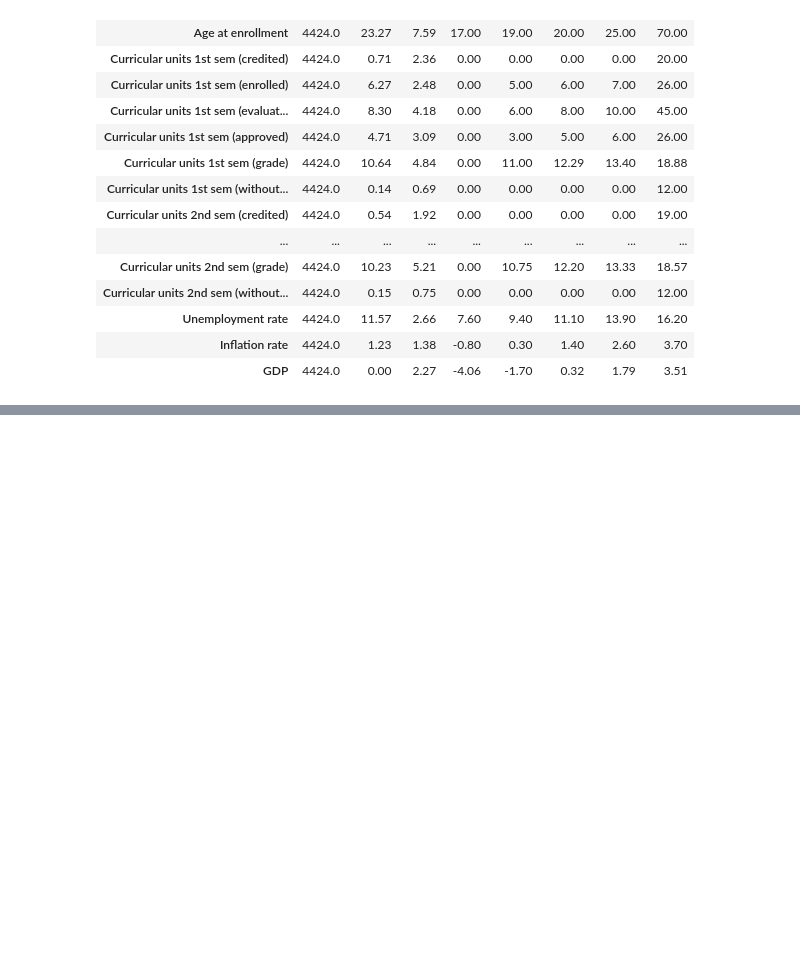
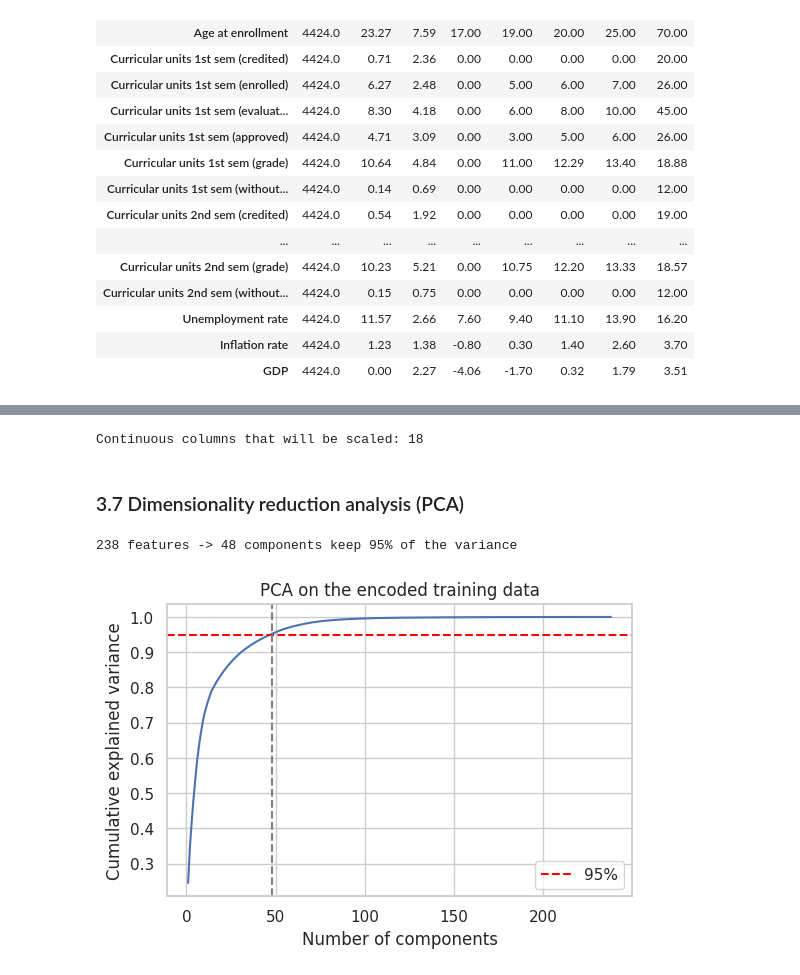
Before and after one commit to LoshithaAI/ML-Assignment, a Jupyter notebook: notebooks/logistic_regression.ipynb, the cells around one changed output, grey strips where cells are left out. Saved outputs shown, nothing was run; the diff lists cells and outputs as text; code cells hidden in the pictures; blank space fills up the shorter version.

```diff
--- a/notebooks/logistic_regression.ipynb
+++ b/notebooks/logistic_regression.ipynb
@@ -177,0 +297,5 @@ Continuous columns       : 18
+# %%
+X = pd.get_dummies(df.drop(columns="Target"), columns=cat_cols, drop_first=True)
+y = df["Target"]
+print("Features before encoding:", df.shape[1] - 1)
+print("Features after encoding :", X.shape[1])
@@ -177,0 +307,9 @@ Continuous columns       : 18
+# %%
+# 80/20 split, STRATIFIED so each part keeps the same class proportions.
+# Use exactly the same settings as your teammate so the models are compared fairly.
+X_train, X_test, y_train, y_test = train_test_split(
+    X, y, test_size=0.2, stratify=y, random_state=RANDOM_STATE)
+
+print("Train:", X_train.shape, "| Test:", X_test.shape)
+print("Train class %:", (y_train.value_counts(normalize=True) * 100).round(1).to_dict())
+print("Test  class %:", (y_test.value_counts(normalize=True) * 100).round(1).to_dict())
@@ -177,0 +328,32 @@ Continuous columns       : 18
+# %%
+def build_pipeline(scale_cols, C=1.0, class_weight=None, penalty="l2", solver="lbfgs", max_iter=5000):
+    """Scaling (on continuous columns only) + Logistic Regression in one pipeline."""
+    scaler = ColumnTransformer([("scale", StandardScaler(), scale_cols)], remainder="passthrough")
+    clf = LogisticRegression(C=C, class_weight=class_weight, penalty=penalty,
+                             solver=solver, max_iter=max_iter, random_state=RANDOM_STATE)
+    return Pipeline([("prep", scaler), ("clf", clf)])
+
+print("Continuous columns that will be scaled:", len(num_cols))
+# %% [output]
+Continuous columns that will be scaled: 18
+# %% [markdown]
+### 3.7 Dimensionality reduction analysis (PCA)
+# %%
+# How many principal components are needed to keep 95% of the variance?
+prep_only = ColumnTransformer([("scale", StandardScaler(), num_cols)], remainder="passthrough")
+Xtr_scaled = prep_only.fit_transform(X_train)
+pca_full = PCA().fit(Xtr_scaled)
+cum_var = np.cumsum(pca_full.explained_variance_ratio_)
+n95 = int(np.argmax(cum_var >= 0.95) + 1)
+print(f"{X_train.shape[1]} features -> {n95} components keep 95% of the variance")
+
+plt.figure(figsize=(6, 3.8))
+plt.plot(range(1, len(cum_var) + 1), cum_var)
+plt.axhline(0.95, color="red", ls="--", label="95%")
+plt.axvline(n95, color="gray", ls="--")
+plt.xlabel("Number of components"); plt.ylabel("Cumulative explained variance")
+plt.title("PCA on the encoded training data"); plt.legend()
+plt.show()
+# %% [output]
+238 features -> 48 components keep 95% of the variance
+[figure, added]
```
Also changed, not shown: parts of 18 cells of this notebook.
